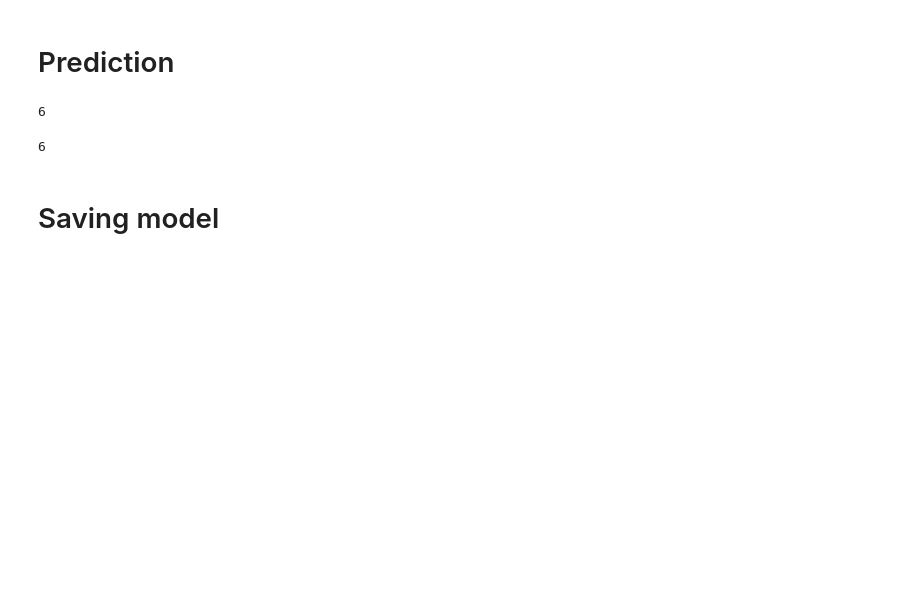
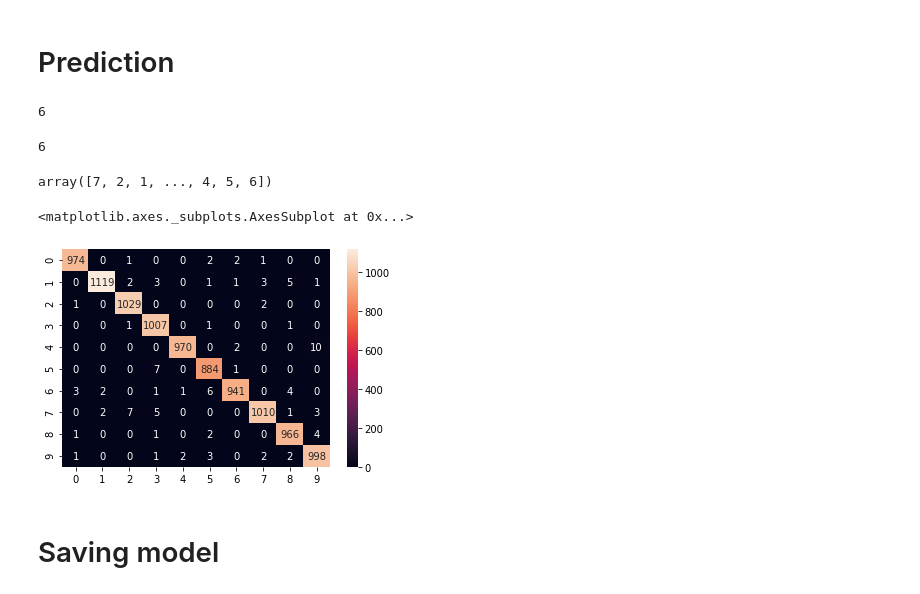
Before and after one commit to leersmathieu/deep-detect-handwriting, a Jupyter notebook: notebooks/CNN_Mnist.ipynb, the cells around one changed output. Saved outputs shown, nothing was run; the diff lists cells and outputs as text; code cells hidden in the pictures; blank space fills up the shorter version.

```diff
--- a/notebooks/CNN_Mnist.ipynb
+++ b/notebooks/CNN_Mnist.ipynb
@@ -262,6 +295,19 @@ predicted_class
 np.argmax(y_test[11])
 # %% [output]
 6
+# %%
+y_test.argmax(axis=1)
+# %% [output]
+array([7, 2, 1, ..., 4, 5, 6])
+# %%
+from sklearn.metrics import confusion_matrix
+y_pred = model.predict(X_test)
+cf_matrix = confusion_matrix(y_test.argmax(axis=1), y_pred.argmax(axis=1))
+
+sns.heatmap(cf_matrix, annot=True, fmt='g')
+# %% [output]
+<matplotlib.axes._subplots.AxesSubplot at 0x...>
+[figure, added]
 # %% [markdown]
 # Saving model
 # %%
```
Also changed, not shown: parts of 16 cells of this notebook, 3 other files.
